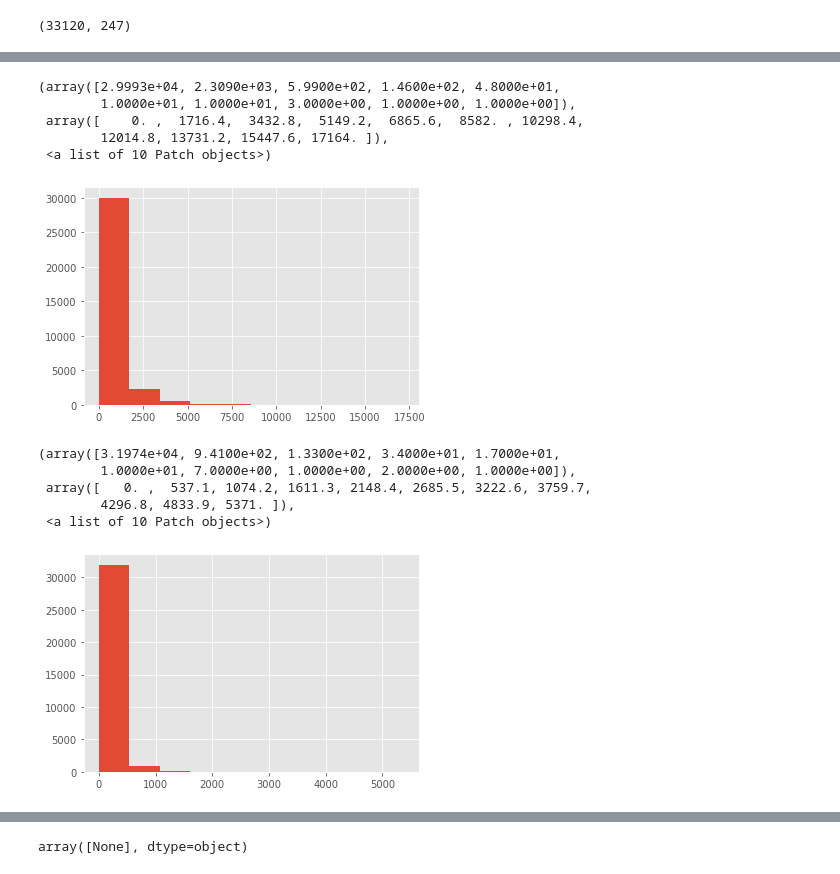
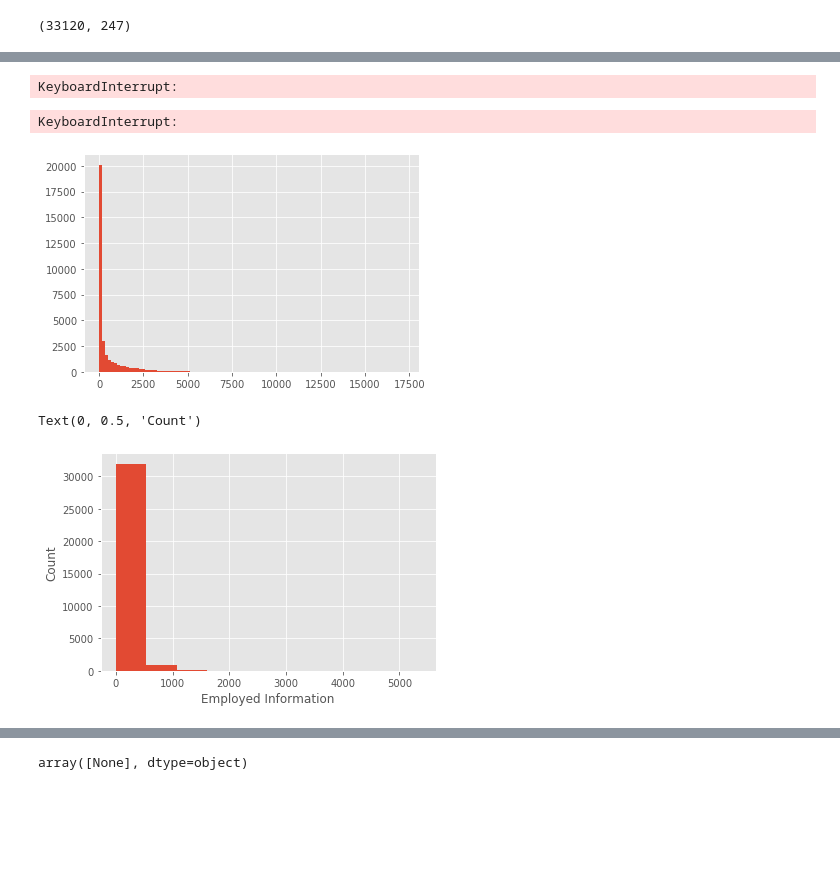
Before and after one commit to Yukti-K/7Park, a Jupyter notebook: Juan/Capstone_IdentifyFeatures.ipynb, the cells around one changed output, grey strips where cells are left out. Cells and saved outputs as stored; diff of their text form; code cells hidden in the pictures; blank space fills up the shorter version.

```diff
--- a/Juan/Capstone_IdentifyFeatures.ipynb
+++ b/Juan/Capstone_IdentifyFeatures.ipynb
@@ -83,0 +74,8 @@ zip_codes_2015.head()
+# %%
+zip_codes_2015.iloc[:, 0:-1]
+# %% [output]
+KeyboardInterrupt:
+# %%
+zip_codes_2015.drop(["geoid"], axis=1)
+# %% [output]
+KeyboardInterrupt:
@@ -84,18 +86,11 @@ zip_codes_2015.head()
 # %%
-plt.hist(zip_codes_2015["masters_degree"].astype(int))
+plt.hist(zip_codes_2015["masters_degree"].astype(int), bins = 100);
 # %% [output]
-(array([2.9993e+04, 2.3090e+03, 5.9900e+02, 1.4600e+02, 4.8000e+01,
-        1.0000e+01, 1.0000e+01, 3.0000e+00, 1.0000e+00, 1.0000e+00]),
- array([    0. ,  1716.4,  3432.8,  5149.2,  6865.6,  8582. , 10298.4,
-        12014.8, 13731.2, 15447.6, 17164. ]),
- <a list of 10 Patch objects>)
-[figure, old version]
+[figure, new version]
 # %%
-plt.hist(zip_codes_2015["employed_information"].astype(int))
+plt.hist(zip_codes_2015["employed_information"].astype(int));
+plt.xlabel("Employed Information")
+plt.ylabel("Count")
 # %% [output]
-(array([3.1974e+04, 9.4100e+02, 1.3300e+02, 3.4000e+01, 1.7000e+01,
-        1.0000e+01, 7.0000e+00, 1.0000e+00, 2.0000e+00, 1.0000e+00]),
- array([   0. ,  537.1, 1074.2, 1611.3, 2148.4, 2685.5, 3222.6, 3759.7,
-        4296.8, 4833.9, 5371. ]),
- <a list of 10 Patch objects>)
+Text(0, 0.5, 'Count')
-[figure, old version]
+[figure, new version]
```
Also changed, not shown: parts of 18 cells of this notebook.
